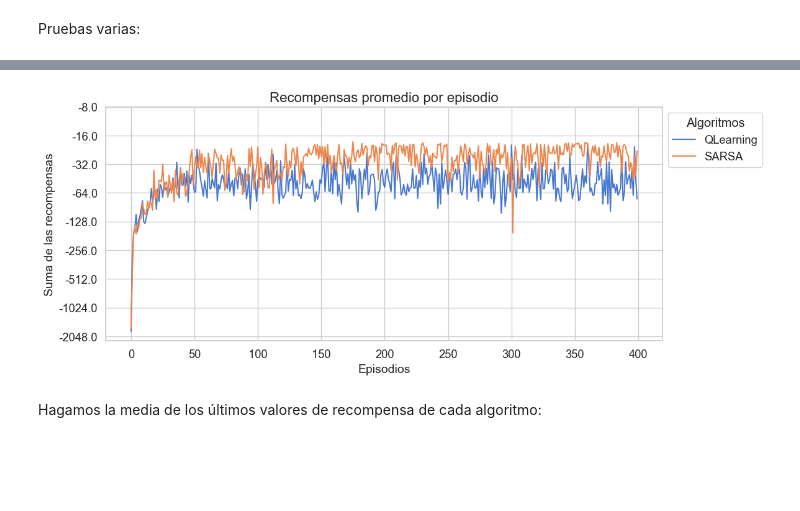
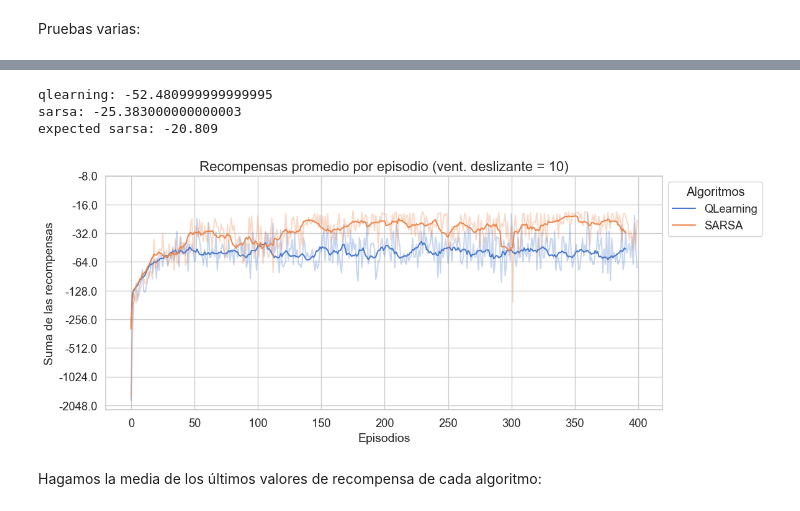
Before and after one commit to mlucasumu/EML_RL_LucasOrtiz, a Jupyter notebook: entornos_complejos/metodos_tabulares.ipynb, the cells around one changed output, grey strips where cells are left out. Saved outputs shown, nothing was run; the diff lists cells and outputs as text; code cells hidden in the pictures; blank space fills up the shorter version.

```diff
--- a/entornos_complejos/metodos_tabulares.ipynb
+++ b/entornos_complejos/metodos_tabulares.ipynb
@@ -43,6 +43,7 @@ import seaborn as sns
 blablabla
 # %%
 env = gym.make('CliffWalking-v1') # is_slippery hace que haya una probabilidad de acabar en una casilla diferente a la que te has movido
+env = gym.wrappers.TimeLimit(env, max_episode_steps=1000)
 state_size = env.observation_space.n
 action_size = env.action_space.n
 # %% [markdown]
@@ -64,4 +78,4 @@ agent_mconpolicy = Agent(env, leaner_mconpolicy, policy)
 # %%
 num_episodes = 400
-n_runs = 20
+n_runs = 10
 SEED = 123
@@ -73,9 +125,18 @@ qtable_sarsa, rewards_sarsa, episode_lengths_sarsa, stats_sarsa = agent_sarsa.tr
+# %%
+print("qlearning:", rewards_qlearning[-50:].mean())
+print("sarsa:", rewards_sarsa[-50:].mean())
+print("expected sarsa:", rewards_expected_sarsa[-50:].mean())
+# %% [output]
+qlearning: -52.480999999999995
+sarsa: -25.383000000000003
+expected sarsa: -20.809
 # %%
 plot_rewards([rewards_qlearning, rewards_sarsa],
              legend_labels=[type(learner_qlearning).__name__, type(learner_sarsa).__name__],
-             log_scale=True)
+             log_scale=True,
+             rolling_window=10)
 # %% [output]
-[figure, old version]
+[figure, new version]
 # %% [markdown]
 Hagamos la media de los últimos valores de recompensa de cada algoritmo:
 # %%
```
Also changed, not shown: parts of 13 cells of this notebook.
